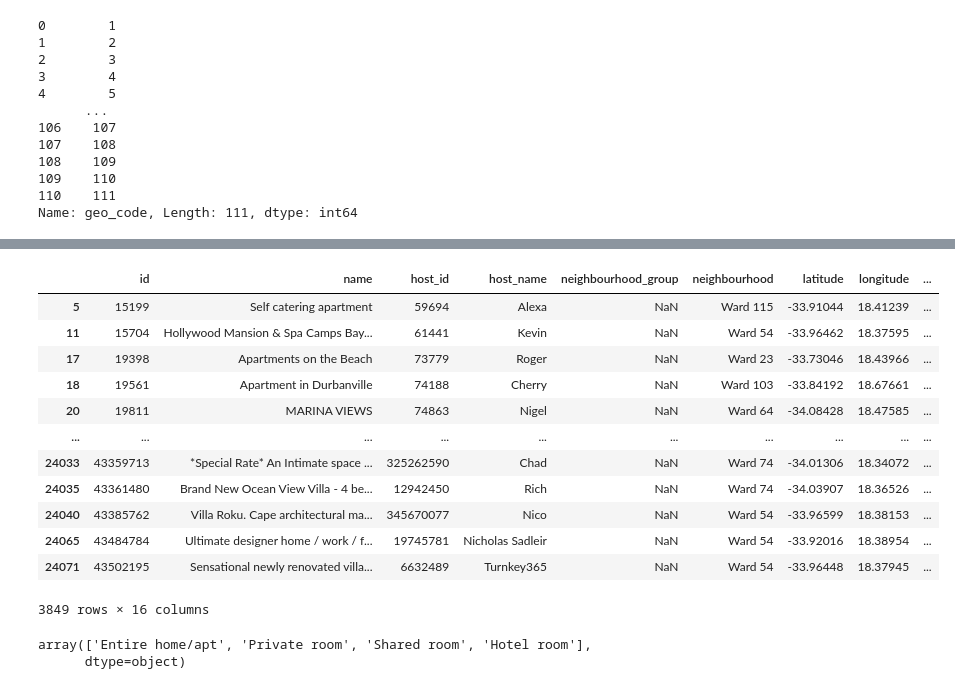
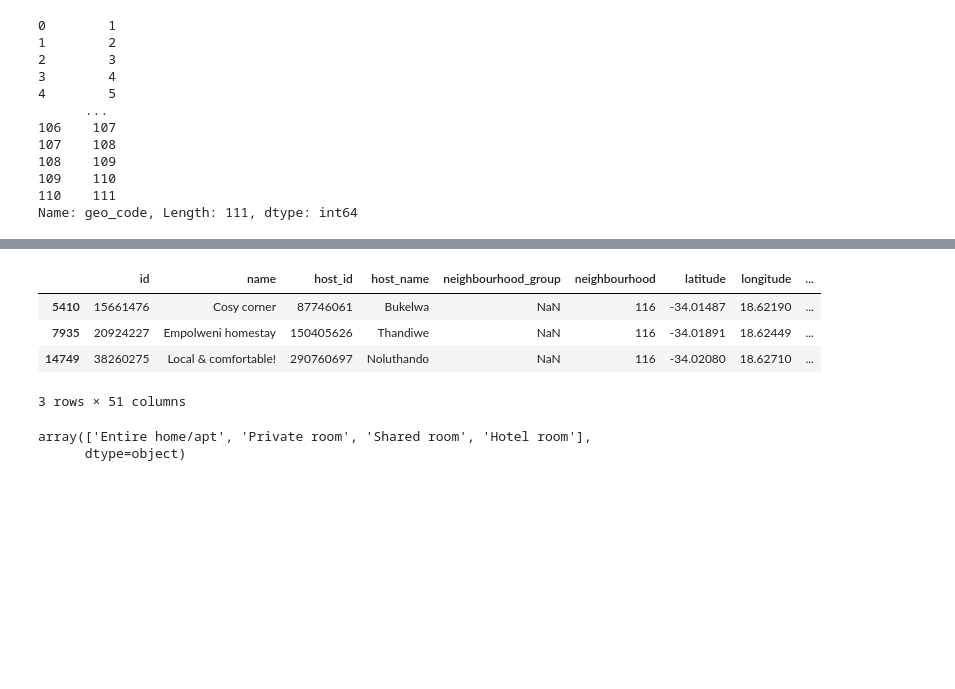
Before and after one commit to dolcikey/Cape_Town_AirBNB, a Jupyter notebook: SouthAfricaAirBNB.ipynb, the cells around one changed output, grey strips where cells are left out. Saved outputs shown, nothing was run; the diff lists cells and outputs as text; code cells hidden in the pictures; blank space fills up the shorter version.

```diff
--- a/SouthAfricaAirBNB.ipynb
+++ b/SouthAfricaAirBNB.ipynb
@@ -102,26 +96,22 @@ listing_df[listing_df['minimum_nights'] == 1125]
 # Ward 113  impute mean from surounding wards (Ward 107, Ward 1, Ward 4 = 237)
 # Ward 115  impute mean from surounding wards (Ward 54, Ward 57, Ward 77, Ward 55 = 266)
 # Ward 116  impute mean from surounding wards (Ward 87, Ward 18, Ward 35, Ward 76, Ward 92, Ward 79, Ward 78 = 265)
-# %%
-listing_df['total_10000_rounded_y'] = listing_df['total_10000_rounded_y'].apply[lambda x: x]
+# %%
+listing_df['total_10000 _rounded_y'] = np.where((listing_df['neighbourhood'] == 112), 175, listing_df['total_10000 _rounded_y'])
+# %%
+listing_df['total_10000 _rounded_y'] = np.where((listing_df['neighbourhood'] == 113), 237, listing_df['total_10000 _rounded_y'])
+listing_df['total_10000 _rounded_y'] = np.where((listing_df['neighbourhood'] == 115), 266, listing_df['total_10000 _rounded_y'])
+listing_df['total_10000 _rounded_y'] = np.where((listing_df['neighbourhood'] == 116), 265, listing_df['total_10000 _rounded_y'])
 # %%
 pd.set_option('display.max_columns', 20)
 # %%
-listing_df[listing_df.price > 3000]
+listing_df[listing_df.neighbourhood == 116]
 # %% [output]
 |  | id | name | host_id | host_name | neighbourhood_group | neighbourhood | latitude | longitude | ... |
-| 5 | 15199 | Self catering apartment | 59694 | Alexa | NaN | Ward 115 | -33.91044 | 18.41239 | ... |
-| 11 | 15704 | Hollywood Mansion & Spa Camps Bay... | 61441 | Kevin | NaN | Ward 54 | -33.96462 | 18.37595 | ... |
-| 17 | 19398 | Apartments on the Beach | 73779 | Roger | NaN | Ward 23 | -33.73046 | 18.43966 | ... |
-| 18 | 19561 | Apartment in Durbanville | 74188 | Cherry | NaN | Ward 103 | -33.84192 | 18.67661 | ... |
-| 20 | 19811 | MARINA VIEWS | 74863 | Nigel | NaN | Ward 64 | -34.08428 | 18.47585 | ... |
-| ... | ... | ... | ... | ... | ... | ... | ... | ... | ... |
-| 24033 | 43359713 | *Special Rate* An Intimate space ... | 325262590 | Chad | NaN | Ward 74 | -34.01306 | 18.34072 | ... |
-| 24035 | 43361480 | Brand New Ocean View Villa - 4 be... | 12942450 | Rich | NaN | Ward 74 | -34.03907 | 18.36526 | ... |
-| 24040 | 43385762 | Villa Roku. Cape architectural ma... | 345670077 | Nico | NaN | Ward 54 | -33.96599 | 18.38153 | ... |
-| 24065 | 43484784 | Ultimate designer home / work / f... | 19745781 | Nicholas Sadleir | NaN | Ward 54 | -33.92016 | 18.38954 | ... |
-| 24071 | 43502195 | Sensational newly renovated villa... | 6632489 | Turnkey365 | NaN | Ward 54 | -33.96448 | 18.37945 | ... |
+| 5410 | 15661476 | Cosy corner | 87746061 | Bukelwa | NaN | 116 | -34.01487 | 18.62190 | ... |
+| 7935 | 20924227 | Empolweni homestay | 150405626 | Thandiwe | NaN | 116 | -34.01891 | 18.62449 | ... |
+| 14749 | 38260275 | Local & comfortable! | 290760697 | Noluthando | NaN | 116 | -34.02080 | 18.62710 | ... |
-3849 rows × 16 columns
+3 rows × 51 columns
 # %%
 listing_df.room_type.unique()
 # %% [output]
```
Also changed, not shown: parts of 46 cells of this notebook.
